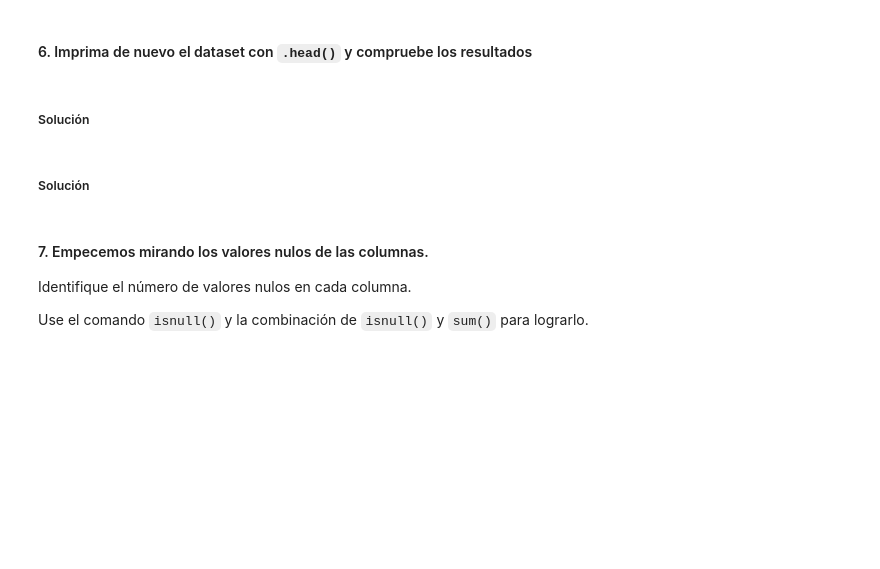
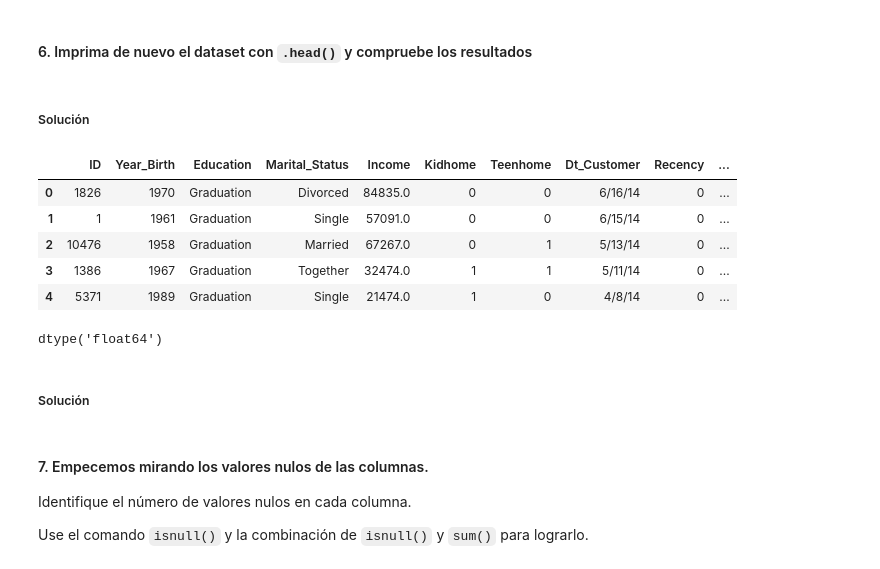
Before and after one commit to Marina-Schluter/Datos-de-Marketing, a Jupyter notebook: Ejercicio Marketing.ipynb, the cells around one changed output. Cells and saved outputs as stored; diff of their text form; code cells hidden in the pictures; blank space fills up the shorter version.

```diff
--- a/Ejercicio Marketing.ipynb
+++ b/Ejercicio Marketing.ipynb
@@ -176,6 +170,19 @@ Index(['ID', 'Year_Birth', 'Education', 'Marital_Status', ' Income ',
 #### 6. Imprima de nuevo el dataset con `.head()` y compruebe los resultados
 # %% [markdown]
 ##### Solución
+# %%
+df.head(5)
+# %% [output]
+|  | ID | Year_Birth | Education | Marital_Status | Income | Kidhome | Teenhome | Dt_Customer | Recency | ... |
+| 0 | 1826 | 1970 | Graduation | Divorced | 84835.0 | 0 | 0 | 6/16/14 | 0 | ... |
+| 1 | 1 | 1961 | Graduation | Single | 57091.0 | 0 | 0 | 6/15/14 | 0 | ... |
+| 2 | 10476 | 1958 | Graduation | Married | 67267.0 | 0 | 1 | 5/13/14 | 0 | ... |
+| 3 | 1386 | 1967 | Graduation | Together | 32474.0 | 1 | 1 | 5/11/14 | 0 | ... |
+| 4 | 5371 | 1989 | Graduation | Single | 21474.0 | 1 | 0 | 4/8/14 | 0 | ... |
+# %%
+df["Income"].dtype
+# %% [output]
+dtype('float64')
 # %% [markdown]
 ##### Solución
 # %% [markdown]
```
Also changed, not shown: parts of 46 cells of this notebook.
